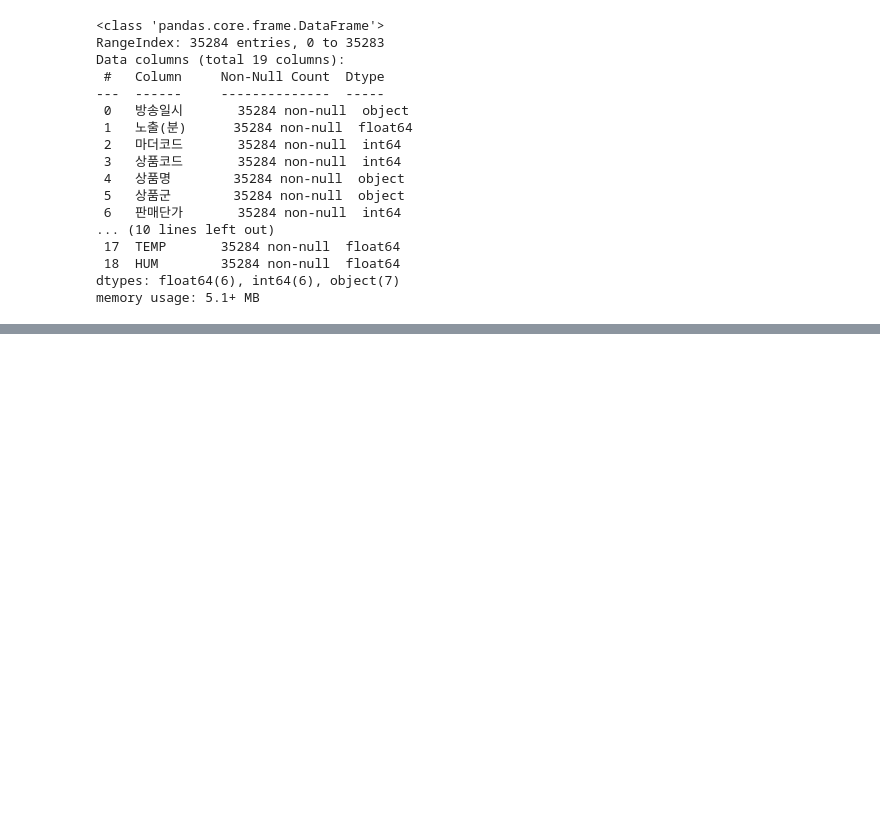
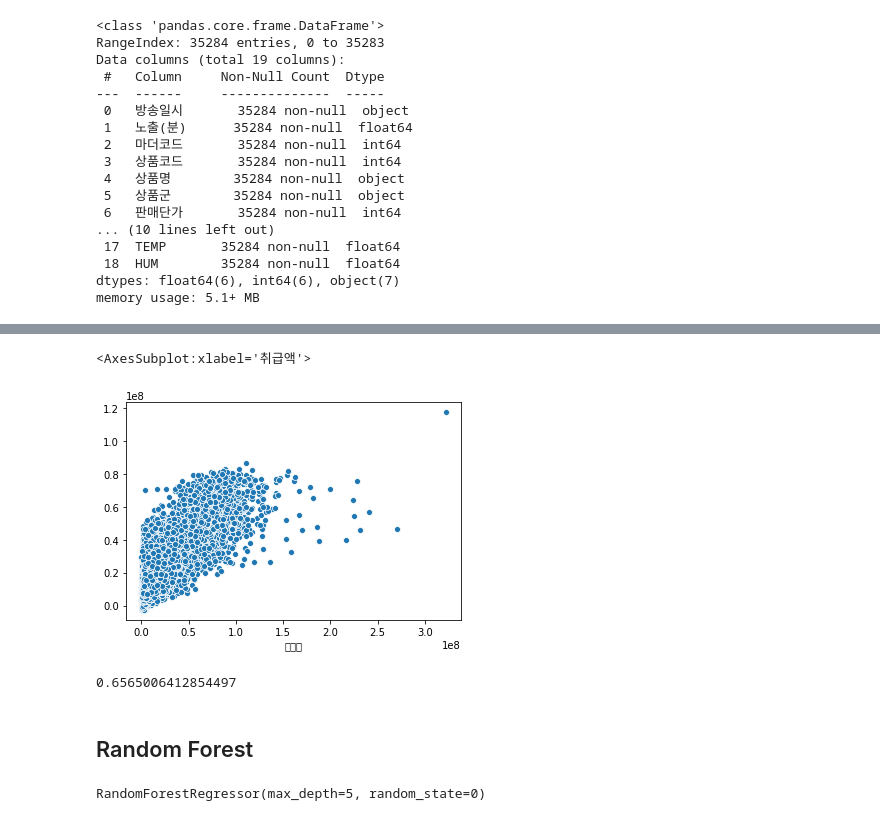
Before and after one commit to Yeeun-Lee/big_contest_2020, a Jupyter notebook: reference/DeepStat_predictor.ipynb, the cells around one changed output, grey strips where cells are left out. Drawn from its saved outputs; the diff is of its cells as text; code cells hidden in the pictures; blank space fills up the shorter version.

```diff
--- a/reference/DeepStat_predictor.ipynb
+++ b/reference/DeepStat_predictor.ipynb
@@ -106,0 +240,3 @@ memory usage: 5.1 MB
+# %%
+train = train.drop(['방송일시', 'date', 'time', 'real_date'], axis = 1)
+train.head(2)
@@ -119,6 +266,6 @@ print(tf.__version__)
 # %%
-X = _data.drop(['취급액'], axis = 1)
-Y = _data[['취급액']]
+X = train.drop(['취급액'], axis = 1)
+Y = train[['취급액']]
 print("data shape : ", X.shape)
 print("label shape : " , Y.shape)
 # %% [output]
@@ -178,0 +333,6 @@ Epoch 10/10
+# %%
+model1 = xgb.XGBRegressor(learning_rate = 0.1,
+                        max_depth = 5,
+                        n_estimator = 100)
+# %%
+model1.fit(X, Y)
@@ -178,0 +366,18 @@ Epoch 10/10
+# %%
+sns.scatterplot(_data['취급액'], model1.predict(X))
+# %% [output]
+<AxesSubplot:xlabel='취급액'>
+[figure, added]
+# %%
+model1.score(X, _data['취급액'])
+# %% [output]
+0.6565006412854497
+# %% [markdown]
+## Random Forest
+# %%
+from sklearn.ensemble import RandomForestRegressor
+
+rf = RandomForestRegressor(max_depth = 5, random_state = 0)
+rf.fit(X, Y)
+# %% [output]
+RandomForestRegressor(max_depth=5, random_state=0)
```
Also changed, not shown: parts of 36 cells of this notebook.
